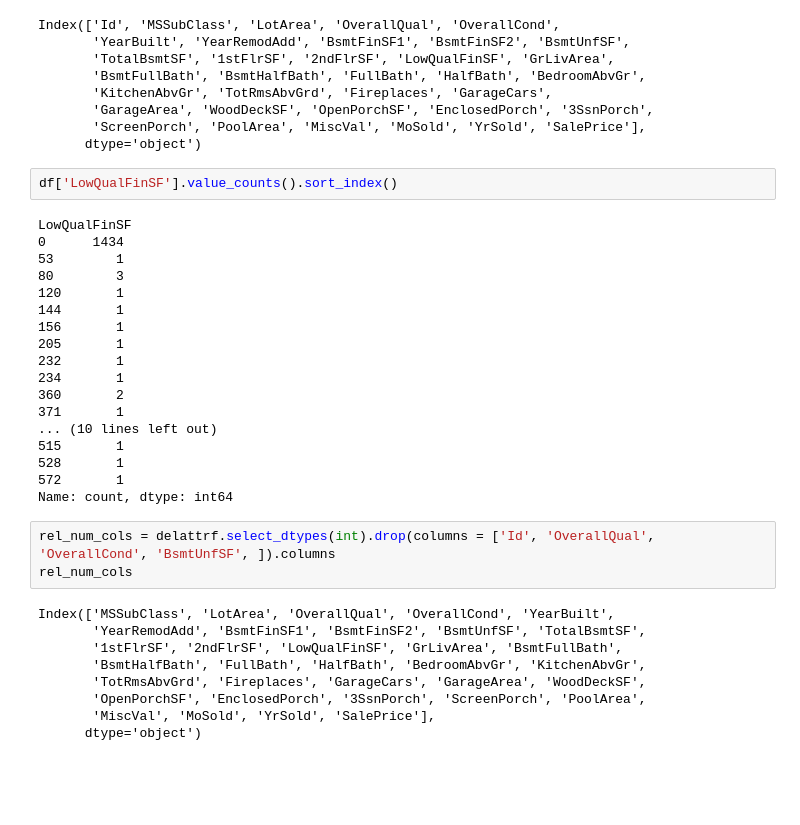
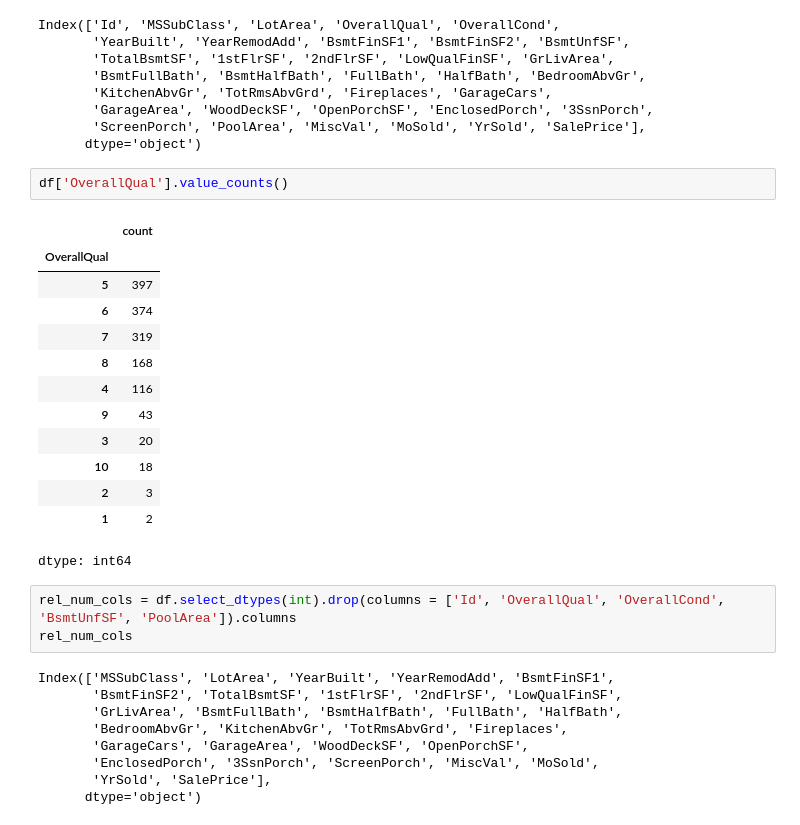
Before and after one commit to RustyLegend/My_ML_Journey, a Jupyter notebook: house_prices/house_price_prediction.ipynb, the cells around one changed output. Saved outputs shown, nothing was run; the diff lists cells and outputs as text; blank space fills up the shorter version.

```diff
--- a/house_prices/house_price_prediction.ipynb
+++ b/house_prices/house_price_prediction.ipynb
@@ -77,35 +75,31 @@ Index(['Id', 'MSSubClass', 'LotArea', 'OverallQual', 'OverallCond',
        'GarageArea', 'WoodDeckSF', 'OpenPorchSF', 'EnclosedPorch', '3SsnPorch',
        'ScreenPorch', 'PoolArea', 'MiscVal', 'MoSold', 'YrSold', 'SalePrice'],
       dtype='object')
-# %%
-df['LowQualFinSF'].value_counts().sort_index()
-# %% [output]
-LowQualFinSF
-0      1434
-53        1
-80        3
-120       1
-144       1
-156       1
-205       1
-232       1
-234       1
-360       2
-371       1
-... (10 lines left out)
-515       1
-528       1
-572       1
-Name: count, dtype: int64
+# %%
+df['OverallQual'].value_counts()
+# %% [output]
+|  | count |
+| OverallQual |  |
+| 5 | 397 |
+| 6 | 374 |
+| 7 | 319 |
+| 8 | 168 |
+| 4 | 116 |
+| 9 | 43 |
+| 3 | 20 |
+| 10 | 18 |
+| 2 | 3 |
+| 1 | 2 |
+dtype: int64
 # %%
-rel_num_cols = delattrf.select_dtypes(int).drop(columns = ['Id', 'OverallQual', 'OverallCond', 'BsmtUnfSF', ]).columns
+rel_num_cols = df.select_dtypes(int).drop(columns = ['Id', 'OverallQual', 'OverallCond', 'BsmtUnfSF', 'PoolArea']).columns
 rel_num_cols
 # %% [output]
-Index(['MSSubClass', 'LotArea', 'OverallQual', 'OverallCond', 'YearBuilt',
-       'YearRemodAdd', 'BsmtFinSF1', 'BsmtFinSF2', 'BsmtUnfSF', 'TotalBsmtSF',
-       '1stFlrSF', '2ndFlrSF', 'LowQualFinSF', 'GrLivArea', 'BsmtFullBath',
-       'BsmtHalfBath', 'FullBath', 'HalfBath', 'BedroomAbvGr', 'KitchenAbvGr',
-       'TotRmsAbvGrd', 'Fireplaces', 'GarageCars', 'GarageArea', 'WoodDeckSF',
-       'OpenPorchSF', 'EnclosedPorch', '3SsnPorch', 'ScreenPorch', 'PoolArea',
-       'MiscVal', 'MoSold', 'YrSold', 'SalePrice'],
+Index(['MSSubClass', 'LotArea', 'YearBuilt', 'YearRemodAdd', 'BsmtFinSF1',
+       'BsmtFinSF2', 'TotalBsmtSF', '1stFlrSF', '2ndFlrSF', 'LowQualFinSF',
+       'GrLivArea', 'BsmtFullBath', 'BsmtHalfBath', 'FullBath', 'HalfBath',
+       'BedroomAbvGr', 'KitchenAbvGr', 'TotRmsAbvGrd', 'Fireplaces',
+       'GarageCars', 'GarageArea', 'WoodDeckSF', 'OpenPorchSF',
+       'EnclosedPorch', '3SsnPorch', 'ScreenPorch', 'MiscVal', 'MoSold',
+       'YrSold', 'SalePrice'],
       dtype='object')
```
Also changed, not shown: parts of 1 cell of this notebook.
